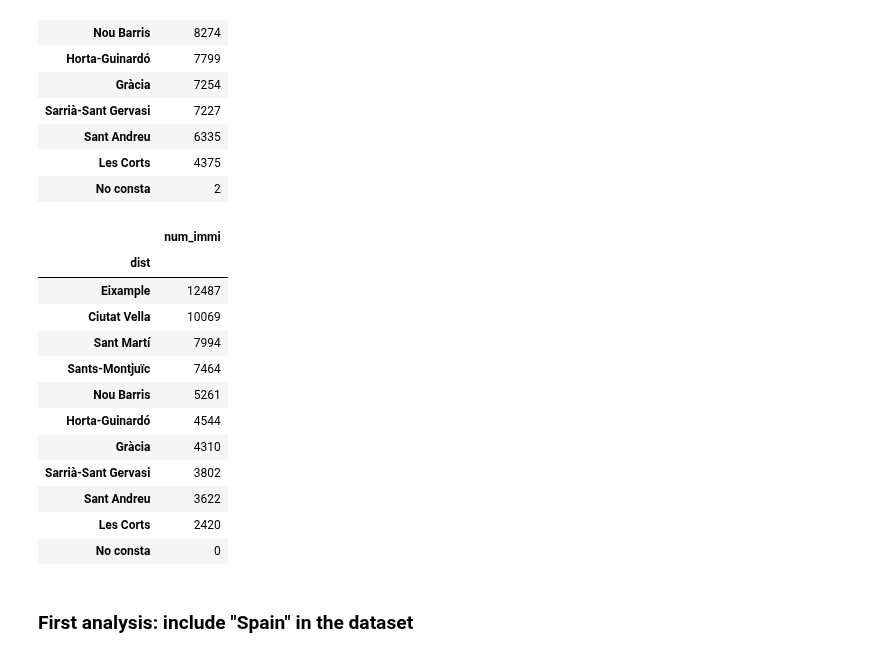
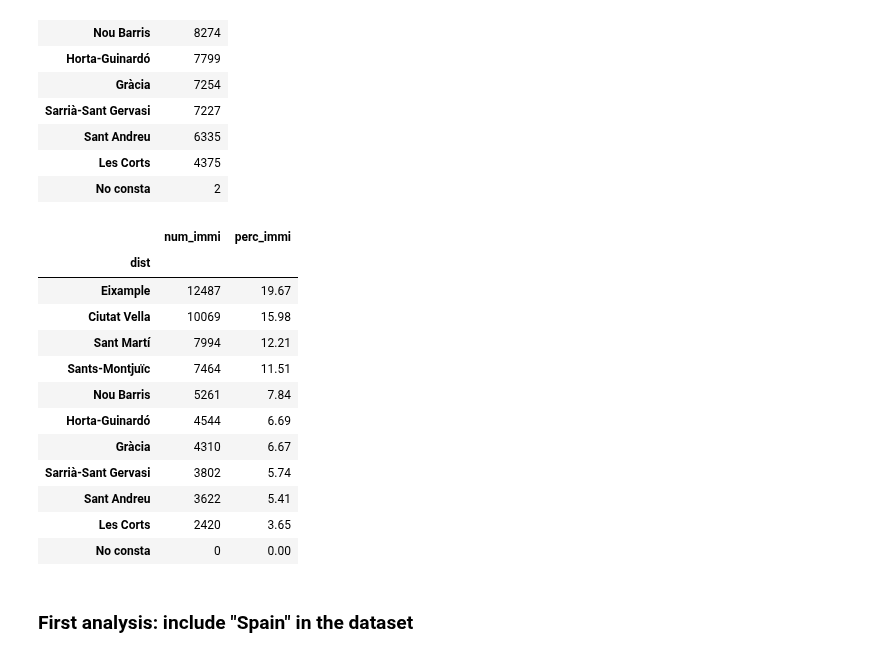
Before and after one commit to ta-data-bcn/Project-Week-2-Barcelona, a Jupyter notebook: your-project/immigration.ipynb, the cells around one changed output. Saved outputs shown, nothing was run; the diff lists cells and outputs as text; code cells hidden in the pictures.

```diff
--- a/your-project/immigration.ipynb
+++ b/your-project/immigration.ipynb
@@ -53,21 +53,23 @@ immi.groupby("dist").sum().sort_values("num_immi", ascending=False)
 | Les Corts | 4375 |
 | No consta | 2 |
 # %%
-immi_foreign.groupby("dist").sum().sort_values("num_immi", ascending=False)
+# Immigrant by district as percentage of total immigrants in Barcelona
+immi_foreign_grouped = immi_foreign.groupby("dist").sum().sort_values("num_immi", ascending=False)
+immi_foreign_grouped
 # %% [output]
-|  | num_immi |
-| dist |  |
-| Eixample | 12487 |
-| Ciutat Vella | 10069 |
-| Sant Martí | 7994 |
-| Sants-Montjuïc | 7464 |
-| Nou Barris | 5261 |
-| Horta-Guinardó | 4544 |
-| Gràcia | 4310 |
-| Sarrià-Sant Gervasi | 3802 |
-| Sant Andreu | 3622 |
-| Les Corts | 2420 |
-| No consta | 0 |
+|  | num_immi | perc_immi |
+| dist |  |  |
+| Eixample | 12487 | 19.67 |
+| Ciutat Vella | 10069 | 15.98 |
+| Sant Martí | 7994 | 12.21 |
+| Sants-Montjuïc | 7464 | 11.51 |
+| Nou Barris | 5261 | 7.84 |
+| Horta-Guinardó | 4544 | 6.69 |
+| Gràcia | 4310 | 6.67 |
+| Sarrià-Sant Gervasi | 3802 | 5.74 |
+| Sant Andreu | 3622 | 5.41 |
+| Les Corts | 2420 | 3.65 |
+| No consta | 0 | 0.00 |
 # %% [markdown]
 ### First analysis: include "Spain" in the dataset
 # %% [markdown]
```
Also changed, not shown: parts of 11 cells of this notebook, 1 other file.
